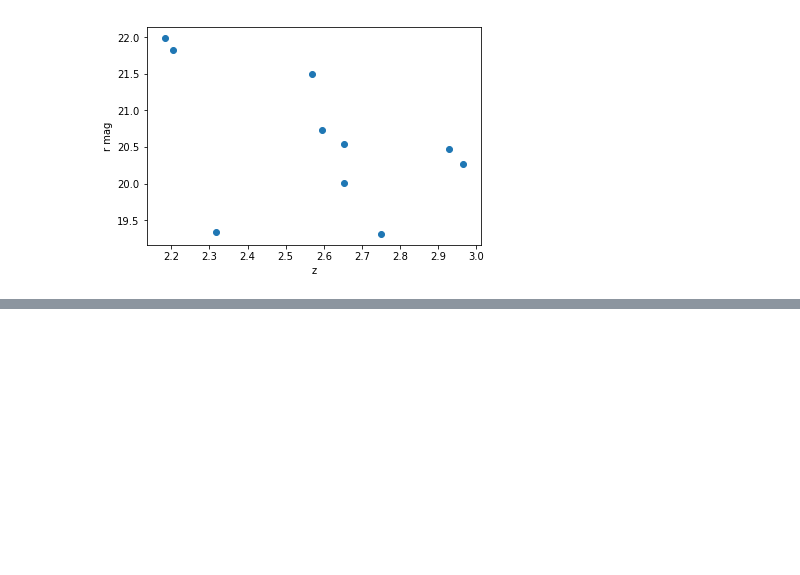
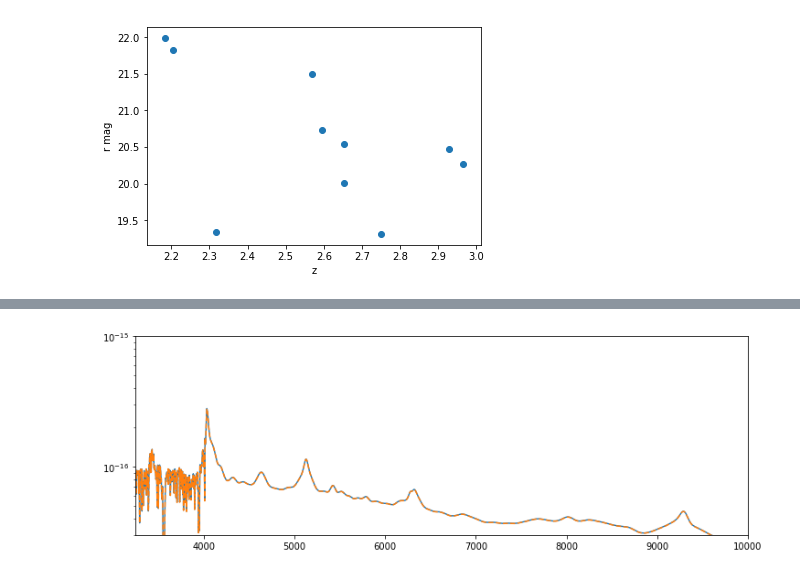
Before and after one commit to imcgreer/simqso, a Jupyter notebook: examples/quickspeclibrary.ipynb, the cells around one changed output, grey strips where cells are left out. Saved outputs shown, nothing was run; the diff lists cells and outputs as text; code cells hidden in the pictures; blank space fills up the shorter version.

```diff
--- a/examples/quickspeclibrary.ipynb
+++ b/examples/quickspeclibrary.ipynb
@@ -80,0 +106,15 @@ wave,spec = load_spectra('quickspeclib')
+# %%
+# restore another spectrum
+spec1 = buildQsoSpectrum(wave,qsos_restore.cosmo,
+                         qsos_restore.getVars(SpectralFeatureVar),
+                         qsos_restore.data[1])
+# %%
+# and plot the comparison again
+figure(figsize=(12,4))
+plot(wave,spectra[1],lw=1.4)
+plot(wave,spec1.f_lambda,ls='--')
+yscale('log')
+ylim(3e-17,10e-16)
+xlim(3250,1e4);
+# %% [output]
+[figure, added]
```
Also changed, not shown: parts of 11 cells of this notebook, 4 other files.
